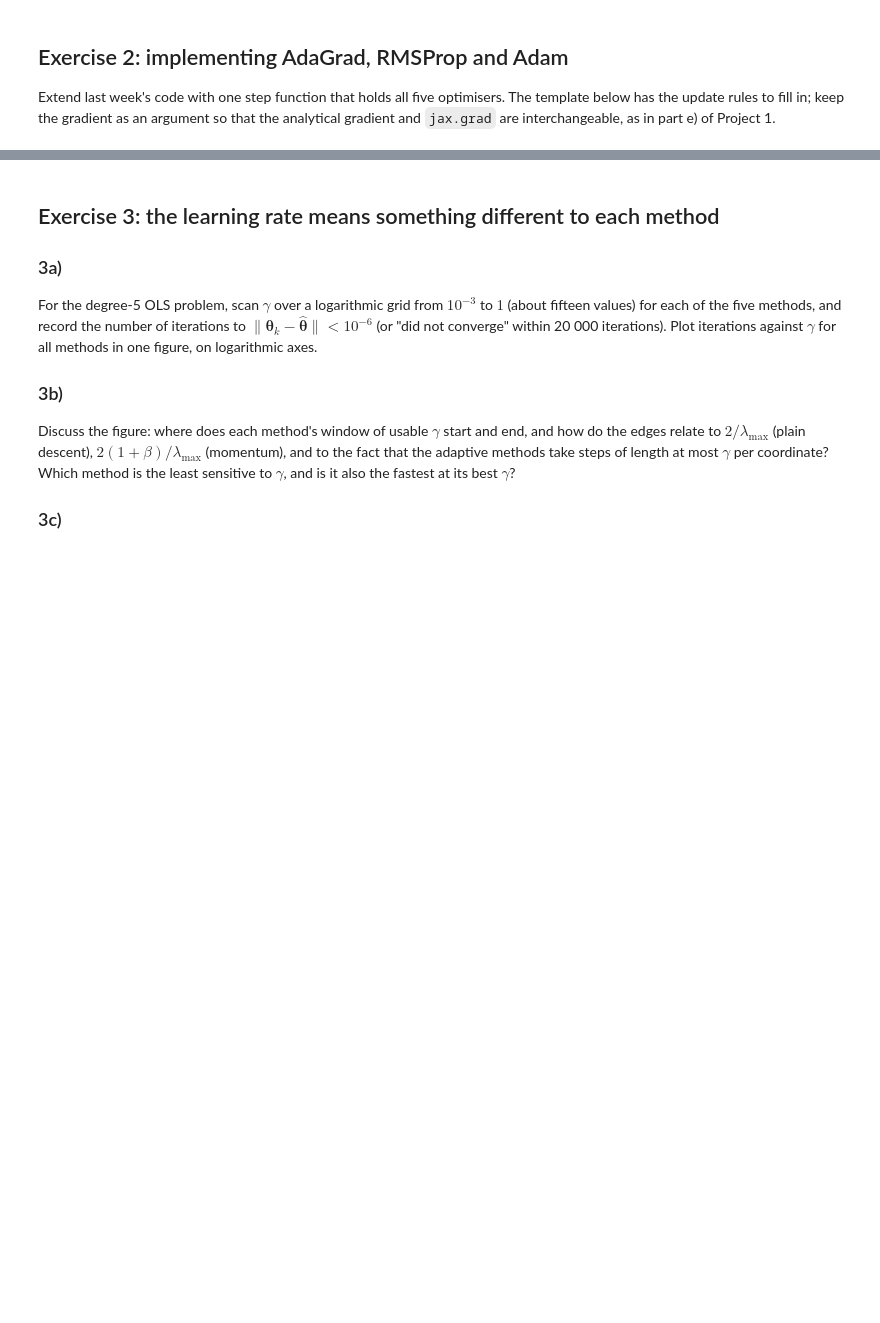
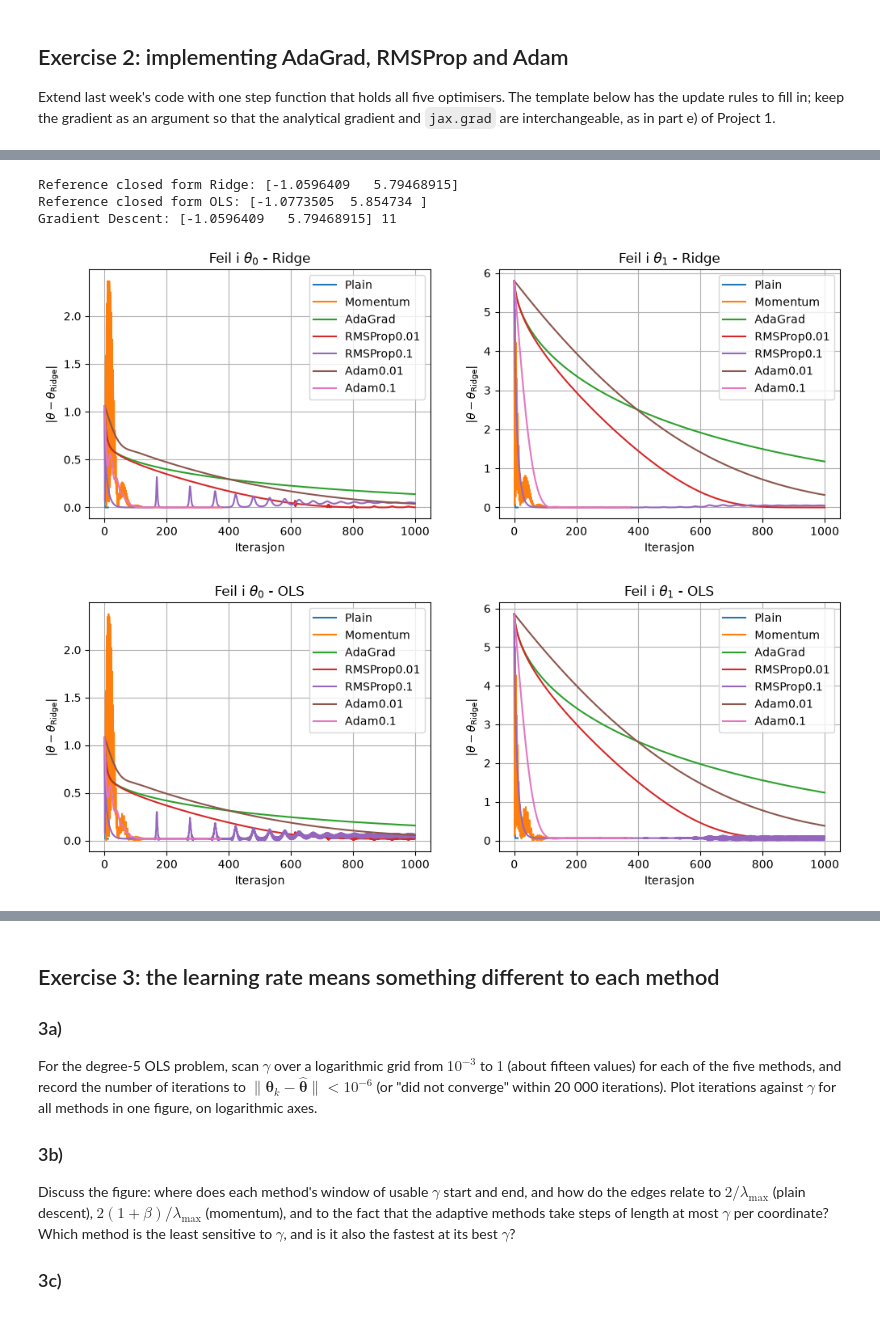
Before and after one commit to Timholmen96/MachineLearningUiO, a Jupyter notebook: doc/WeeklyMaterial/week38/exercisesweek38.ipynb, the cells around one changed output, grey strips where cells are left out. Saved outputs shown, nothing was run; the diff lists cells and outputs as text; code cells hidden in the pictures; blank space fills up the shorter version.

```diff
--- a/doc/WeeklyMaterial/week38/exercisesweek38.ipynb
+++ b/doc/WeeklyMaterial/week38/exercisesweek38.ipynb
@@ -58,7 +58,8 @@ def exercise_data(n=100, degree=2, noise=0.5, seed=2026):
     y = 2.0 - x + 5.0 * x**2 + noise * rng.standard_normal(n)
     X = np.column_stack([x**k for k in range(1, degree + 1)])
     X_norm = (X - X.mean(axis=0)) / X.std(axis=0)
-    return X_norm, y - y.mean()
+    y_centered = y - y.mean()
+    return X_norm, y_centered
 
 def closed_form(X, y, lam=0.0):
     """(X^T X + n lambda I)^-1 X^T y, the 1/n convention of Eq. (3.95)."""
@@ -201,0 +196,76 @@ of $\epsilon$ (inside or outside the square root).
+# %%
+lmb = 0.01
+gam = 0.5 # Plain gradient, momentum
+gam_l = [0.01, 0.1] # adaptive methods
+
+theta_2D_R = closed_form(X2, y2, lam=lmb)
+theta_2D_O = closed_form(X2, y2, lam=0)
+print("Reference closed form Ridge:", theta_2D_R)
+print("Reference closed form OLS:", theta_2D_O)
+
+degree = 2
+#theta = []
+theta0 = np.zeros(degree)
+grad = lambda th: gradient(th, X2, y2, lam = lmb)
+theta_plain, t_plain = optimise(grad, theta0, method[0], gam)
+print("Gradient Descent:", theta_plain[-1], t_plain)
+theta_mom, t_mom = optimise(grad, theta0, method[1], gam)
+#print( "momentum:", theta_mom[-1], t_mom)
+
+
+
+runs = {
+    "Plain":    optimise(grad, theta0, "plain",    gamma=0.5)[0],
+    "Momentum": optimise(grad, theta0, "momentum", gamma=0.5)[0],
+    "AdaGrad":  optimise(grad, theta0, "adagrad",  gamma=0.1)[0],
+    "RMSProp0.01": optimise(grad, theta0, "rmsprop",  gamma=0.01)[0],
+    "RMSProp0.1":  optimise(grad, theta0, "rmsprop",  gamma=0.1)[0],
+    "Adam0.01":     optimise(grad, theta0, "adam",     gamma=0.01)[0],
+    "Adam0.1":     optimise(grad, theta0, "adam",     gamma=0.1)[0],
+}
+
+fig, axes = plt.subplots(1, 2, figsize=(12, 4), sharex=True)
+
+for name, history in runs.items():
+    iterations = np.arange(len(history))
+    error = np.abs(history - theta_2D_R)
+
+    axes[0].plot(iterations, error[:, 0], label=name)
+    axes[1].plot(iterations, error[:, 1], label=name)
+
+axes[0].set_title(r"Feil i $\theta_0$ - Ridge")
+axes[1].set_title(r"Feil i $\theta_1$ - Ridge")
+
+for ax in axes:
+    ax.set_xlabel("Iterasjon")
+    ax.set_ylabel(r"$|\theta - \theta_{\mathrm{Ridge}}|$")
+    ax.legend()
+    ax.grid()
+
+plt.show()
+
+fig, axes = plt.subplots(1, 2, figsize=(12, 4), sharex=True)
+
+for name, history in runs.items():
+    iterations = np.arange(len(history))
+    error = np.abs(history - theta_2D_O)
+
+    axes[0].plot(iterations, error[:, 0], label=name)
+    axes[1].plot(iterations, error[:, 1], label=name)
+
+axes[0].set_title(r"Feil i $\theta_0$ - OLS")
+axes[1].set_title(r"Feil i $\theta_1$ - OLS")
+
+for ax in axes:
+    ax.set_xlabel("Iterasjon")
+    ax.set_ylabel(r"$|\theta - \theta_{\mathrm{Ridge}}|$")
+    ax.legend()
+    ax.grid()
+
+plt.show()
+# %% [output]
+Reference closed form Ridge: [-1.0596409   5.79468915]
+Reference closed form OLS: [-1.0773505  5.854734 ]
+Gradient Descent: [-1.0596409   5.79468915] 11
+[figure, added]
+[figure, added]
```
Also changed, not shown: parts of 8 cells of this notebook, 3 other files.
